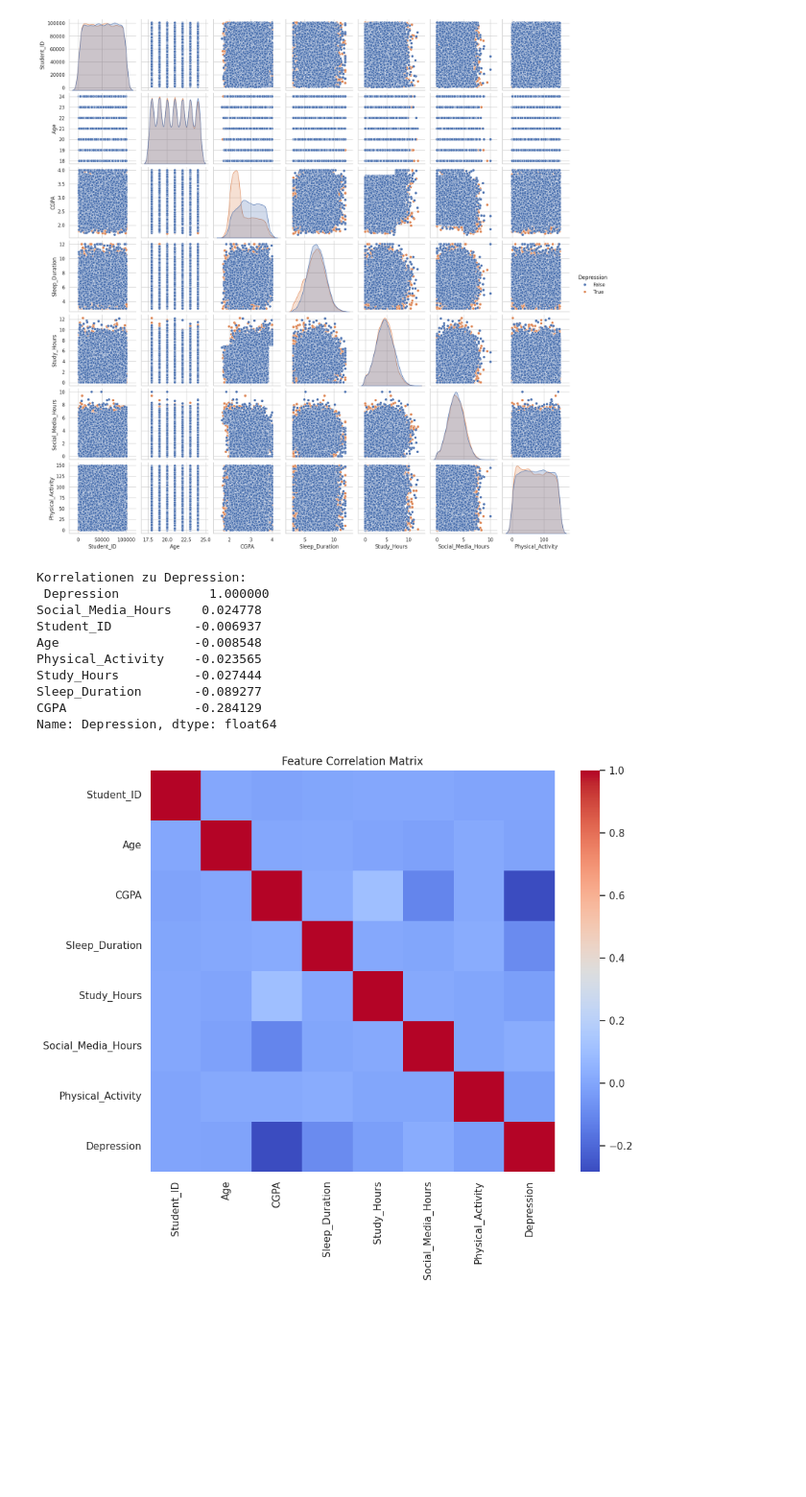
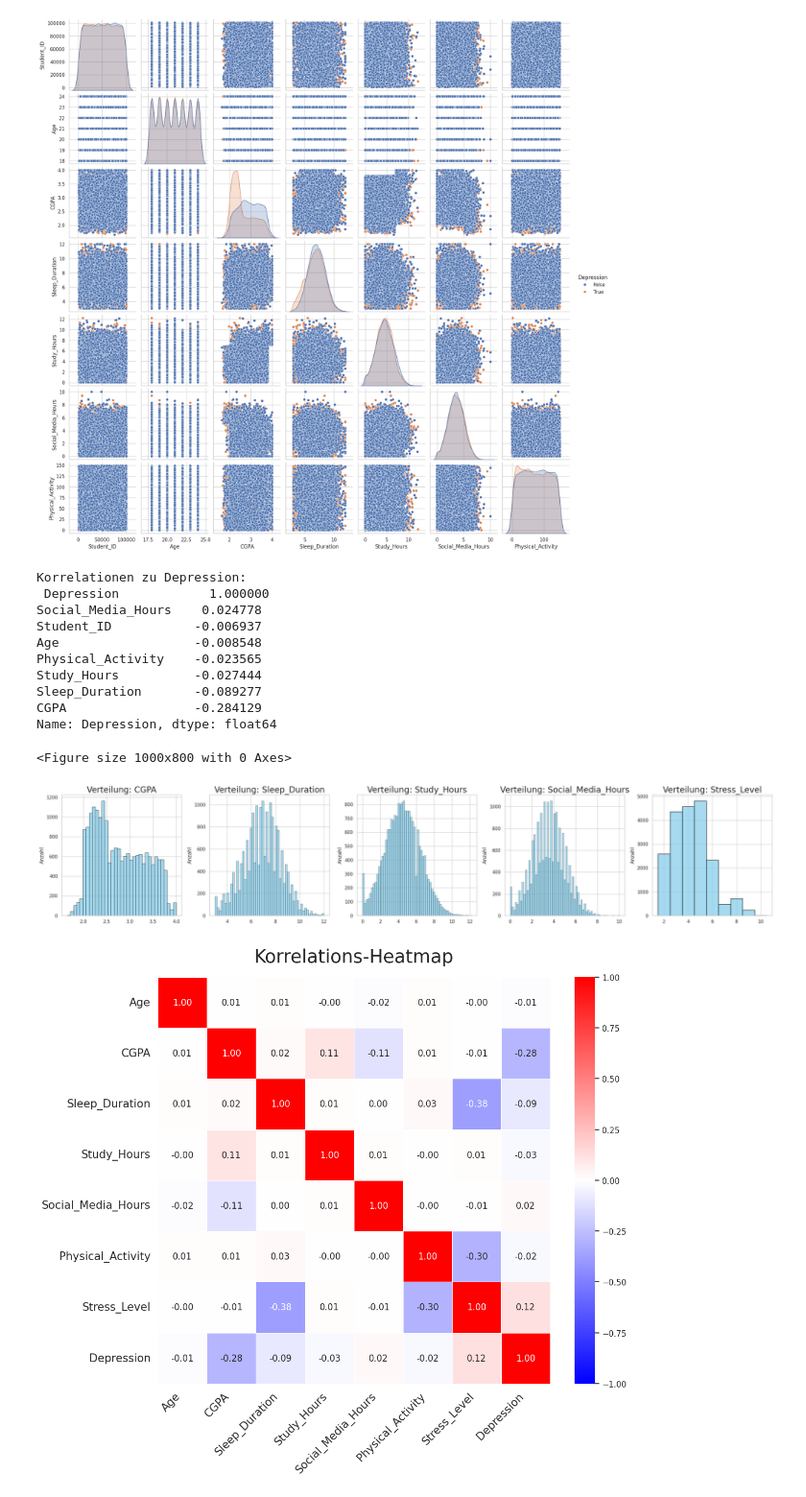
Before and after one commit to iLuckyW/lecture-ai-advanced, a Jupyter notebook: chapter/06_paper/visualization.ipynb, the cells around one changed output. Shown at 96% size. Cells and saved outputs as stored; diff of their text form; code cells hidden in the pictures; blank space fills up the shorter version.

```diff
--- a/chapter/06_paper/visualization.ipynb
+++ b/chapter/06_paper/visualization.ipynb
@@ -63,10 +63,6 @@ plt.figure(figsize=(10, 8))
 # numeric_only=True verhindert den ValueError
 correlations = balanced_dataset.corr(numeric_only=True)['Depression'].sort_values(ascending=False)
 print("Korrelationen zu Depression:\n", correlations)
-
-sns.heatmap(balanced_dataset.corr(numeric_only=True), annot=False, cmap='coolwarm')
-plt.title("Feature Correlation Matrix")
-plt.show()
 # %% [output]
 Korrelationen zu Depression:
  Depression            1.000000
@@ -78,4 +74,56 @@ Study_Hours          -0.027444
 Sleep_Duration       -0.089277
 CGPA                 -0.284129
 Name: Depression, dtype: float64
-[figure, removed]
+<Figure size 1000x800 with 0 Axes>
+# %%
+import matplotlib.pyplot as plt
+import seaborn as sns
+import pandas as pd
+
+df = balanced_dataset
+
+# 1. Histogramme
+# Wir wählen nur die relevanten Spalten aus
+cols = ['CGPA', 'Sleep_Duration', 'Study_Hours',
+            'Social_Media_Hours', 'Stress_Level']
+
+plt.figure(figsize=(25, 5))
+for i, col in enumerate(cols, 1):
+    plt.subplot(1, 5, i)
+    sns.histplot(df[col], color='skyblue', edgecolor='black')
+    plt.title(f'Verteilung: {col}', fontsize=20)
+    plt.xlabel('')
+    plt.ylabel('Anzahl')
+
+plt.tight_layout()
+plt.savefig('img/histogramme.svg', format='svg', bbox_inches='tight')
+
+plt.show()
+
+# 2. Heatmap der Korrelationsmatrix
+# Korrelation berechnen
+num_cols = ['Age', 'CGPA', 'Sleep_Duration', 'Study_Hours',
+            'Social_Media_Hours', 'Physical_Activity', 'Stress_Level']
+corr_matrix = df[num_cols + ['Depression']].corr()
+plt.figure(figsize=(12, 10))
+
+# Heatmap
+sns.heatmap(corr_matrix,
+            annot=True,
+            cmap='bwr',
+            center=0,
+            vmin=-1,
+            vmax=1,
+            fmt=".2f",
+            linewidths=0.5,
+            annot_kws={"size": 12}) # Schriftgröße der Zahlen in der Matrix
+plt.xticks(rotation=45, ha='right', fontsize=15)
+plt.yticks(fontsize=15)
+plt.title('Korrelations-Heatmap', fontsize=25, pad=20)
+
+# Als Vektorgrafik speichern
+plt.savefig('img/correlation_heatmap.svg', format='svg', bbox_inches='tight')
+plt.show()
+# %% [output]
+[figure, added]
+[figure, added]
```
